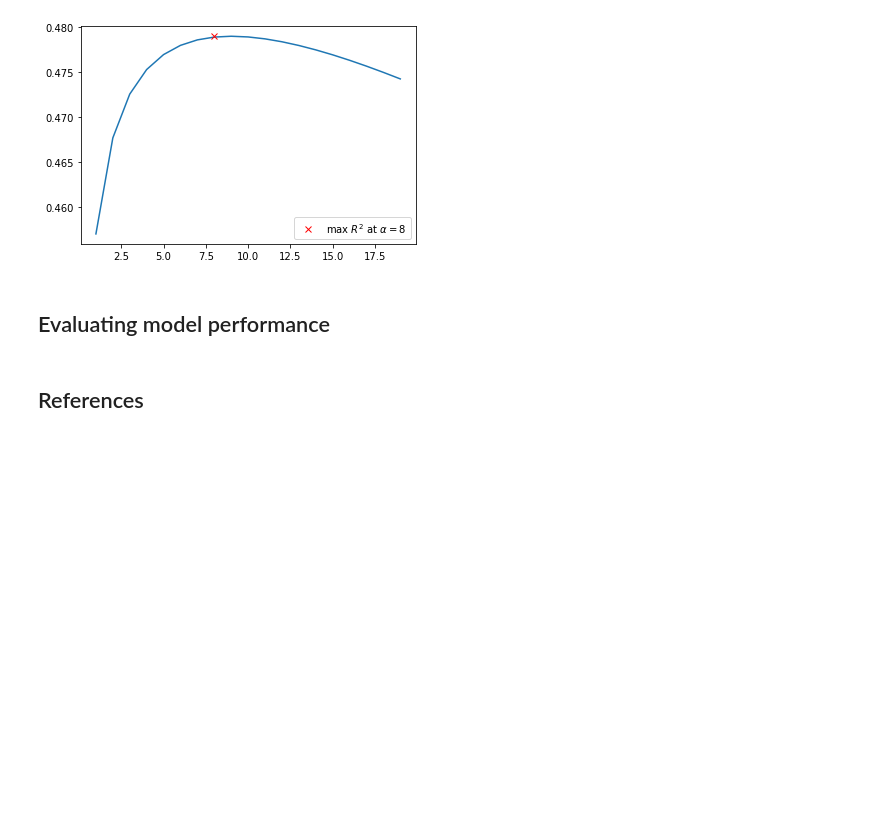
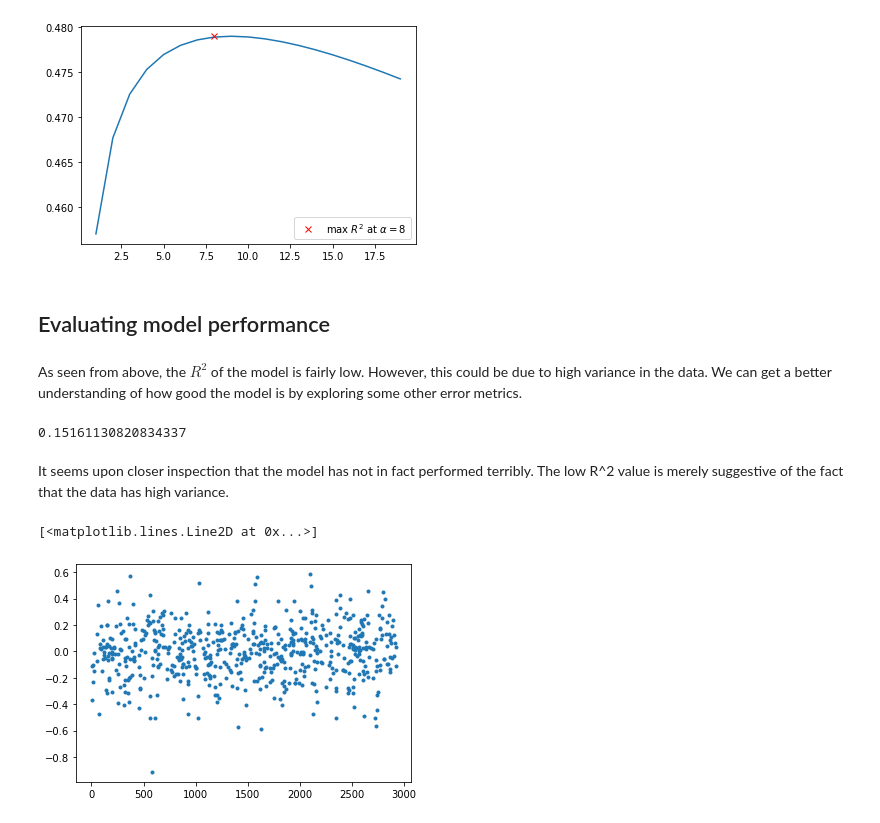
Before and after one commit to namiyousef/ICDSS_Challenges2020, a Jupyter notebook: real-estate/real-estate.ipynb, the cells around one changed output. Saved outputs shown, nothing was run; the diff lists cells and outputs as text; code cells hidden in the pictures; blank space fills up the shorter version.

```diff
--- a/real-estate/real-estate.ipynb
+++ b/real-estate/real-estate.ipynb
@@ -375,5 +389,21 @@ plt.legend(l2,['max $R^2$ at $\\alpha = 8$'])
 [figure]
 # %% [markdown]
 ## Evaluating model performance
-# %% [markdown]
-## References
+# %% [markdown]
+As seen from above, the $R^2$ of the model is fairly low. However, this could be due to high variance in the data. We can get a better understanding of how good the model is by exploring some other error metrics.
+# %%
+model = Ridge(alpha = 8)
+model.fit(X_train,y_train)
+y_hat = model.predict(X_test)
+MAE(y_test, y_hat)
+# %% [output]
+0.15161130820834337
+# %% [markdown]
+It seems upon closer inspection that the model has not in fact performed terribly. The low R^2 value is merely suggestive of the fact that the data has high variance.
+# %%
+# check the data for heteroscedasticity
+error = y_test - y_hat
+plt.plot(error,'.')
+# %% [output]
+[<matplotlib.lines.Line2D at 0x...>]
+[figure, added]
```
Also changed, not shown: parts of 9 cells of this notebook.
